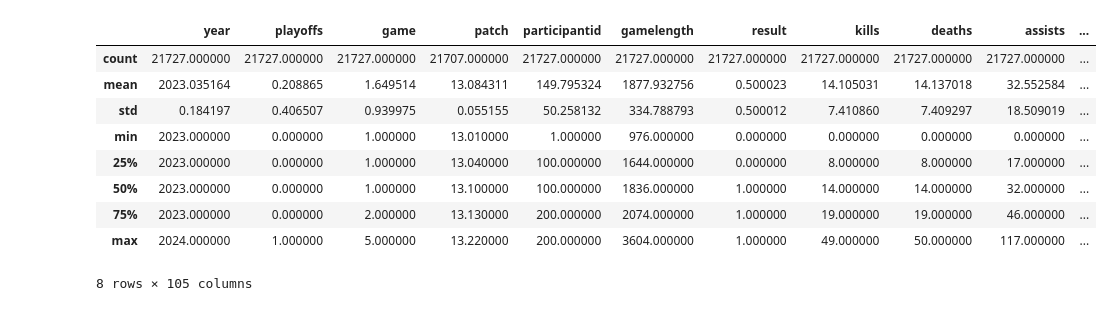
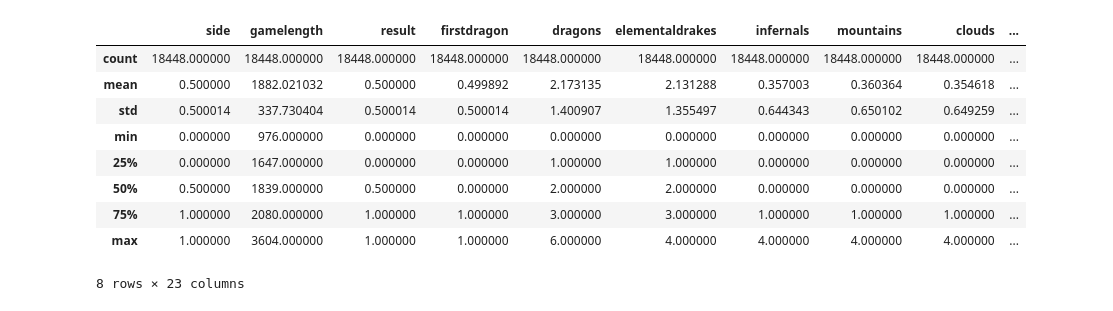
Before and after one commit to LukasGadeMEA20/ML-For-Beginners, a Jupyter notebook: MiniProject/MiniProject.ipynb, the cells around one changed output. Cells and saved outputs as stored; diff of their text form; code cells hidden in the pictures.

```diff
--- a/MiniProject/MiniProject.ipynb
+++ b/MiniProject/MiniProject.ipynb
@@ -22,5 +24,17 @@ df = pd.read_csv("data/2023_LoL_esports_match_data_from_OraclesElixir.csv")
 # I remove all the values that have a player, as I am only interested in the teams performance, not the individual.
 df = df[df['playername'].isna()]
 
+# As there are a lot of data in this csv file, I am gonna trim most of them off here.
+# Most are related to player specific stats, which we are not that interested in.
+# Also some data points that are empty that get removed here
+df.drop(columns=['playername', 'playerid', 'firstbloodkill','firstbloodassist','firstbloodvictim','dragons (type unknown)','total cs','monsterkillsownjungle','monsterkillsenemyjungle','teamkills','teamdeaths','damageshare'], inplace=True)
+
+df.drop(columns=['wardsplaced','wpm','wardskilled','wcpm','controlwardsbought','visionscore','vspm'], inplace=True)
+
+df.drop(columns=['gameid','datacompleteness','url','year','split','playoffs','date','game','patch','participantid','position','teamid','champion'],inplace=True)
+
+df.replace("", float("NaN"), inplace=True)
+df.dropna(how='all',axis=1, inplace=True)
+
 df.head()
 # %% [output]
@@ -33,0 +56,9 @@ df.head()
+# %%
+df_objectives = df.copy()
+
+df_objectives.drop(columns=['league','teamname','ban1','ban2','ban3','ban4','ban5'], inplace=True)
+df_objectives.drop(columns=['kills','deaths','assists','doublekills','triplekills','quadrakills','pentakills','firstblood','team kpm','ckpm','opp_dragons','opp_elementaldrakes','opp_heralds','opp_elders','opp_barons','opp_towers','opp_turretplates','opp_inhibitors'],inplace=True)
+df_objectives.drop(columns=['dragons','infernals','clouds','mountains','hextechs','oceans','chemtechs'],inplace=True)
+df_objectives.drop(columns=['damagetochampions','dpm','damagetakenperminute','damagemitigatedperminute','totalgold','earnedgold','earned gpm','earnedgoldshare','goldspent','gspd','minionkills','monsterkills','cspm','goldat10','xpat10','csat10','opp_goldat10','opp_xpat10','opp_csat10','csdiffat10','killsat10','assistsat10','deathsat10','opp_killsat10','opp_assistsat10','opp_deathsat10','goldat15','xpat15','csat15','opp_goldat15','opp_xpat15','opp_csat15','csdiffat15','killsat15','assistsat15','deathsat15','opp_killsat15','opp_assistsat15','opp_deathsat15'], inplace=True)
+
+df_objectives.head()
@@ -33,0 +72,2 @@ df.head()
+# %%
+df_objectives.dropna(inplace=True)
@@ -34,2 +98,5 @@ df.head()
+# %%
+# Assuming you have a DataFrame called 'df' with a column 'side' containing "blue" and "red" values
+df_objectives['side'] = df_objectives['side'].map({'Blue': 0, 'Red': 1})
 # %%
 # Get information about the dataframe
@@ -44,14 +123,14 @@ memory usage: 20.4+ MB
 # %%
 # Look at the general values of the data. Note that popularity can be '0' - and there are many rows with that value
-df.describe()
+df_objectives.describe()
 # %% [output]
-|  | year | playoffs | game | patch | participantid | gamelength | result | kills | deaths | assists | ... |
-| count | 21727.000000 | 21727.000000 | 21727.000000 | 21707.000000 | 21727.000000 | 21727.000000 | 21727.000000 | 21727.000000 | 21727.000000 | 21727.000000 | ... |
-| mean | 2023.035164 | 0.208865 | 1.649514 | 13.084311 | 149.795324 | 1877.932756 | 0.500023 | 14.105031 | 14.137018 | 32.552584 | ... |
-| std | 0.184197 | 0.406507 | 0.939975 | 0.055155 | 50.258132 | 334.788793 | 0.500012 | 7.410860 | 7.409297 | 18.509019 | ... |
-| min | 2023.000000 | 0.000000 | 1.000000 | 13.010000 | 1.000000 | 976.000000 | 0.000000 | 0.000000 | 0.000000 | 0.000000 | ... |
-| 25% | 2023.000000 | 0.000000 | 1.000000 | 13.040000 | 100.000000 | 1644.000000 | 0.000000 | 8.000000 | 8.000000 | 17.000000 | ... |
-| 50% | 2023.000000 | 0.000000 | 1.000000 | 13.100000 | 100.000000 | 1836.000000 | 1.000000 | 14.000000 | 14.000000 | 32.000000 | ... |
-| 75% | 2023.000000 | 0.000000 | 2.000000 | 13.130000 | 200.000000 | 2074.000000 | 1.000000 | 19.000000 | 19.000000 | 46.000000 | ... |
-| max | 2024.000000 | 1.000000 | 5.000000 | 13.220000 | 200.000000 | 3604.000000 | 1.000000 | 49.000000 | 50.000000 | 117.000000 | ... |
+|  | side | gamelength | result | firstdragon | dragons | elementaldrakes | infernals | mountains | clouds | ... |
+| count | 18448.000000 | 18448.000000 | 18448.000000 | 18448.000000 | 18448.000000 | 18448.000000 | 18448.000000 | 18448.000000 | 18448.000000 | ... |
+| mean | 0.500000 | 1882.021032 | 0.500000 | 0.499892 | 2.173135 | 2.131288 | 0.357003 | 0.360364 | 0.354618 | ... |
+| std | 0.500014 | 337.730404 | 0.500014 | 0.500014 | 1.400907 | 1.355497 | 0.644343 | 0.650102 | 0.649259 | ... |
+| min | 0.000000 | 976.000000 | 0.000000 | 0.000000 | 0.000000 | 0.000000 | 0.000000 | 0.000000 | 0.000000 | ... |
+| 25% | 0.000000 | 1647.000000 | 0.000000 | 0.000000 | 1.000000 | 1.000000 | 0.000000 | 0.000000 | 0.000000 | ... |
+| 50% | 0.500000 | 1839.000000 | 0.500000 | 0.000000 | 2.000000 | 2.000000 | 0.000000 | 0.000000 | 0.000000 | ... |
+| 75% | 1.000000 | 2080.000000 | 1.000000 | 1.000000 | 3.000000 | 3.000000 | 1.000000 | 1.000000 | 1.000000 | ... |
+| max | 1.000000 | 3604.000000 | 1.000000 | 1.000000 | 6.000000 | 4.000000 | 4.000000 | 4.000000 | 4.000000 | ... |
-8 rows × 105 columns
+8 rows × 23 columns
```
Also changed, not shown: parts of 11 cells of this notebook.
